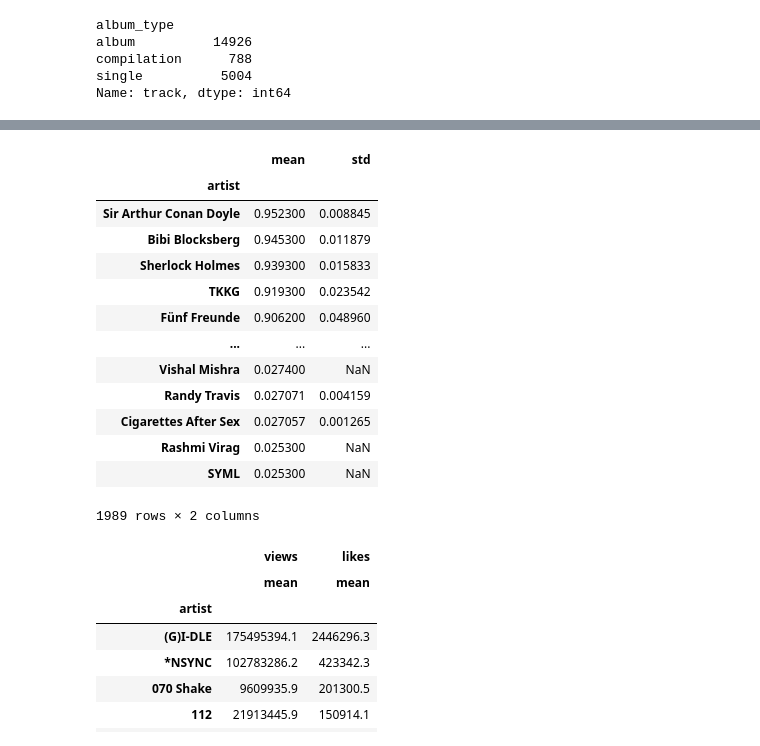
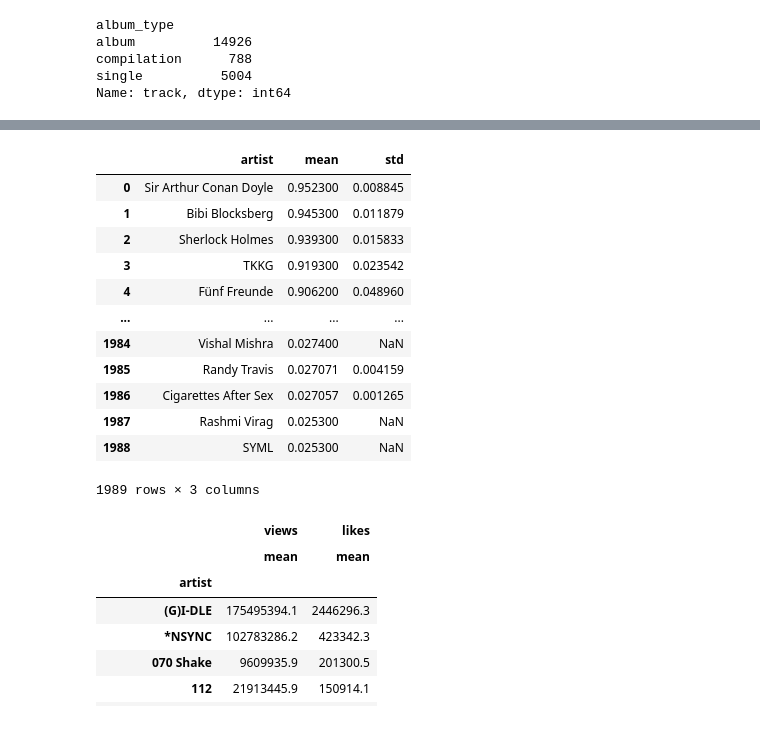
Before and after one commit to inesaag/promo-G-DA-modulo3-evaluacion-intermedia-Ines, a Jupyter notebook: ejercicios.ipynb, the cells around one changed output, grey strips where cells are left out. Saved outputs shown, nothing was run; the diff lists cells and outputs as text; code cells hidden in the pictures.

```diff
--- a/ejercicios.ipynb
+++ b/ejercicios.ipynb
@@ -329,20 +327,19 @@ df_album.groupby('artist')['acousticness'].agg(['mean', 'std']).sort_values(by='
 # %%
-df_album.groupby('artist')['speechiness'].agg(['mean', 'std']).sort_values(by='mean', ascending=False)
+df_album.groupby('artist')['speechiness'].agg(['mean', 'std']).sort_values(by='mean', ascending=False).reset_index()
 # %% [output]
-|  | mean | std |
-| artist |  |  |
-| Sir Arthur Conan Doyle | 0.952300 | 0.008845 |
-| Bibi Blocksberg | 0.945300 | 0.011879 |
-| Sherlock Holmes | 0.939300 | 0.015833 |
-| TKKG | 0.919300 | 0.023542 |
-| Fünf Freunde | 0.906200 | 0.048960 |
-| ... | ... | ... |
-| Vishal Mishra | 0.027400 | NaN |
-| Randy Travis | 0.027071 | 0.004159 |
-| Cigarettes After Sex | 0.027057 | 0.001265 |
-| Rashmi Virag | 0.025300 | NaN |
-| SYML | 0.025300 | NaN |
+|  | artist | mean | std |
+| 0 | Sir Arthur Conan Doyle | 0.952300 | 0.008845 |
+| 1 | Bibi Blocksberg | 0.945300 | 0.011879 |
+| 2 | Sherlock Holmes | 0.939300 | 0.015833 |
+| 3 | TKKG | 0.919300 | 0.023542 |
+| 4 | Fünf Freunde | 0.906200 | 0.048960 |
+| ... | ... | ... | ... |
+| 1984 | Vishal Mishra | 0.027400 | NaN |
+| 1985 | Randy Travis | 0.027071 | 0.004159 |
+| 1986 | Cigarettes After Sex | 0.027057 | 0.001265 |
+| 1987 | Rashmi Virag | 0.025300 | NaN |
+| 1988 | SYML | 0.025300 | NaN |
-1989 rows × 2 columns
+1989 rows × 3 columns
 # %%
 #- Se quiere estudiar si existe una relación entre la cantidad de visitas que reciben los videos de música de un artista en una plataforma de streaming y la cantidad de likes que estos videos obtienen. Por lo tanto, querremos contestar a la siguiente pregunta: ¿Son aquellos artistas que tienen más visitas los que más likes tienen? Para solucionar este ejercicio deberéis:
 #- Agrupa por artista y calcular la media de visitas y de likes.
```
Also changed, not shown: parts of 3 cells of this notebook.
